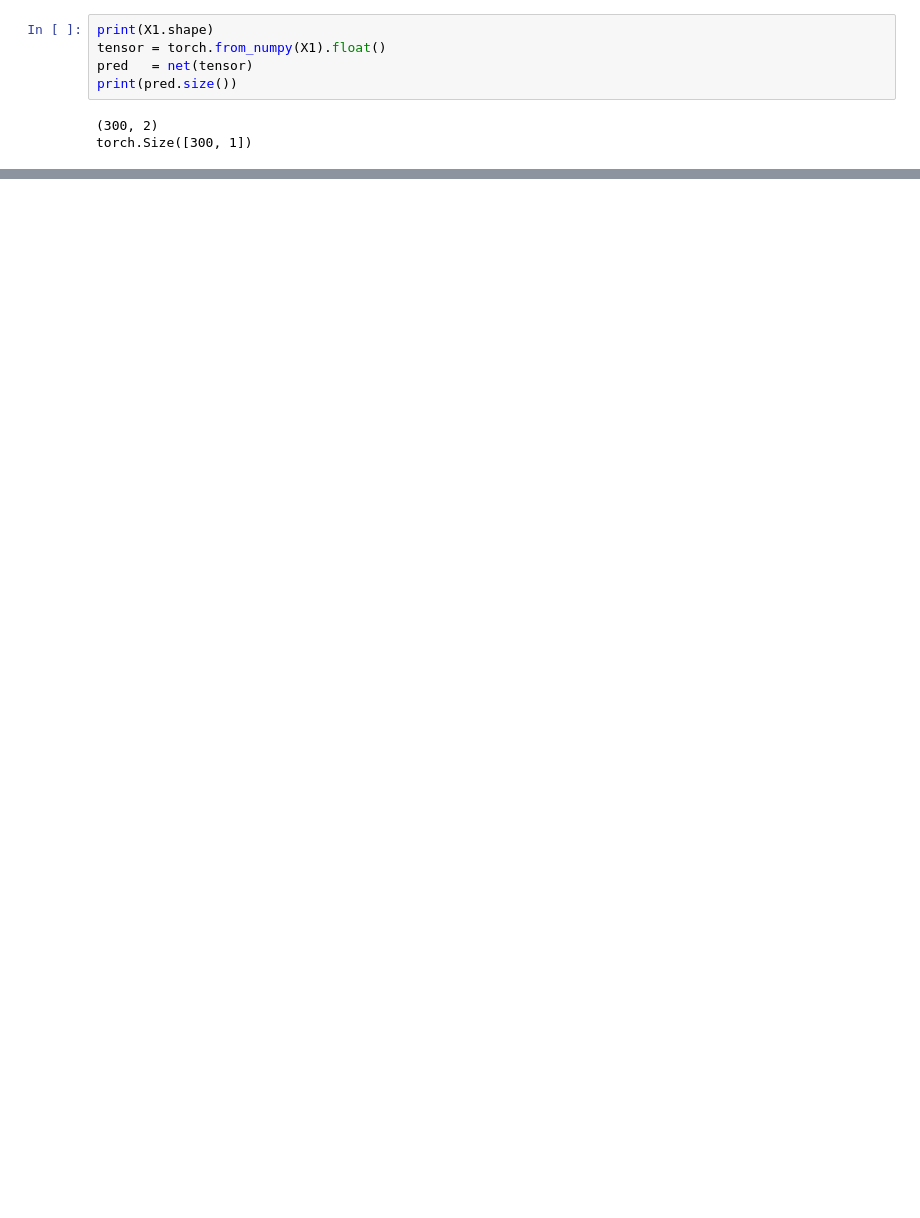
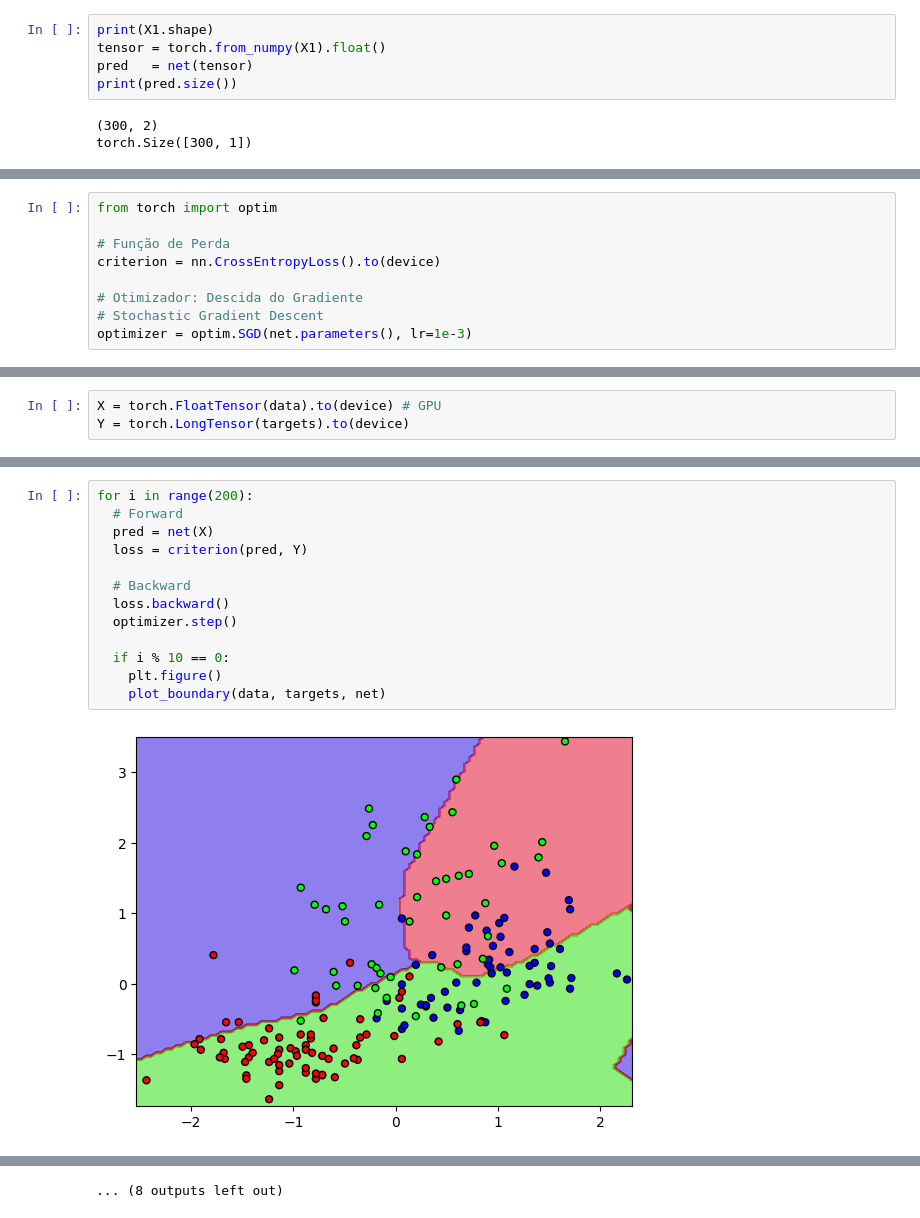
Before and after one commit to jpanacleto2/Machine-learning-experiments, a Jupyter notebook: MlPytorch.ipynb, the cells around one changed output, grey strips where cells are left out. Cells and saved outputs as stored; diff of their text form; blank space fills up the shorter version.

```diff
--- a/MlPytorch.ipynb
+++ b/MlPytorch.ipynb
@@ -724,0 +1038,9 @@ Se certifique que o notebook está na configuração desejada (CPU/GPU). Para is
+# %%
+from torch import optim
+
+# Função de Perda
+criterion = nn.CrossEntropyLoss().to(device)
+
+# Otimizador: Descida do Gradiente
+# Stochastic Gradient Descent
+optimizer = optim.SGD(net.parameters(), lr=1e-3)
@@ -724,0 +1061,3 @@ Se certifique que o notebook está na configuração desejada (CPU/GPU). Para is
+# %%
+X = torch.FloatTensor(data).to(device) # GPU
+Y = torch.LongTensor(targets).to(device)
@@ -724,0 +1081,15 @@ Se certifique que o notebook está na configuração desejada (CPU/GPU). Para is
+# %%
+for i in range(200):
+  # Forward
+  pred = net(X)
+  loss = criterion(pred, Y)
+
+  # Backward
+  loss.backward()
+  optimizer.step()
+
+  if i % 10 == 0:
+    plt.figure()
+    plot_boundary(data, targets, net)
+# %% [output]
+[figure, added]
@@ -724,0 +1107 @@ Se certifique que o notebook está na configuração desejada (CPU/GPU). Para is
+... (8 outputs left out)
```
Also changed, not shown: parts of 66 cells of this notebook, 1 other file.
